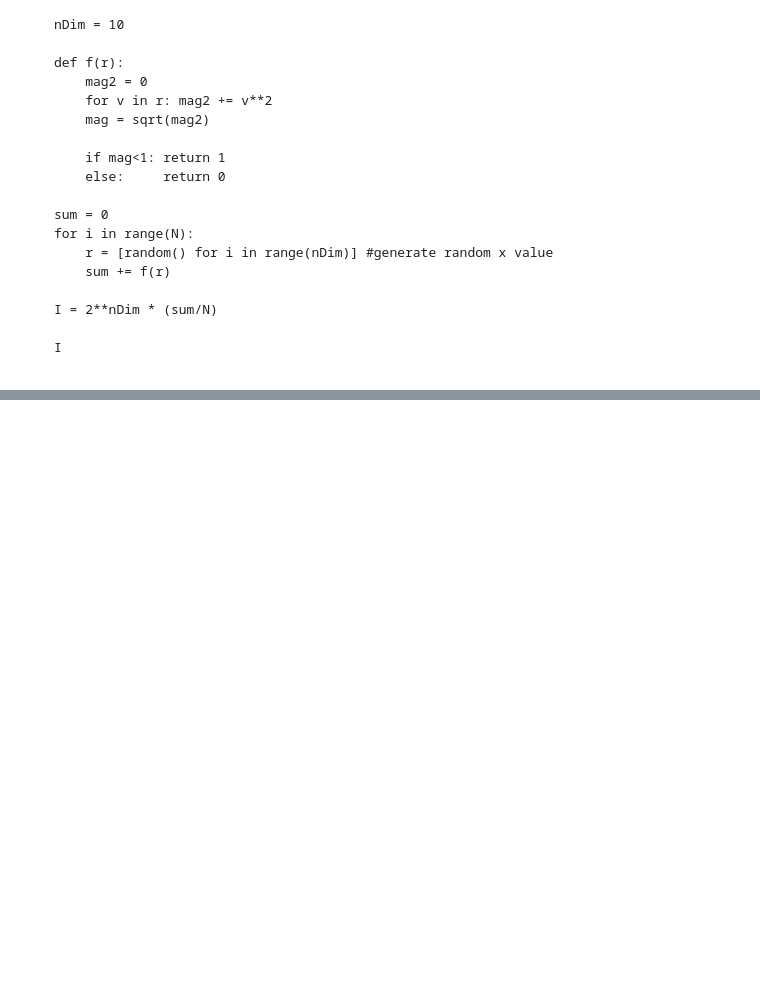
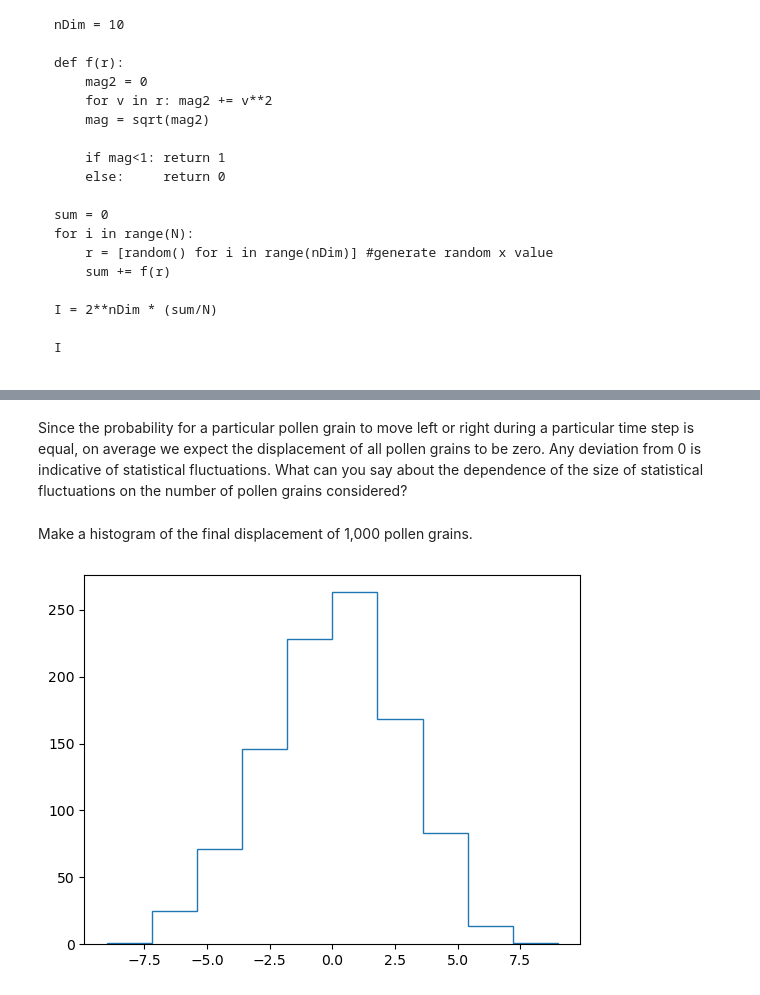
Before and after one commit to jstupak/ComputationalPhysics, a Jupyter notebook: LectureNotes/14_randomness.ipynb, the cells around one changed output, grey strips where cells are left out. Saved outputs shown, nothing was run; the diff lists cells and outputs as text; code cells hidden in the pictures; folded sections open; blank space fills up the shorter version.

```diff
--- a/LectureNotes/14_randomness.ipynb
+++ b/LectureNotes/14_randomness.ipynb
@@ -728,0 +569,15 @@ show()
+# %% [markdown]
+Since the probability for a particular pollen grain to move left or right during a particular time step is equal, on average we expect the displacement of all pollen grains to be zero.  Any deviation from 0 is indicative of statistical fluctuations.  What can you say about the dependence of the size of statistical fluctuations on the number of pollen grains considered?
+# %% [markdown]
+Make a histogram of the final displacement of 1,000 pollen grains.
+# %%
+nWalkers = 1000
+
+steps = randomWalk(nWalkers, nSteps)
+cumulativePos = getCumulativePos(steps)
+finalPositions = cumulativePos[:,-1]
+
+plt.figure()
+(n,binEdges,patches) = plt.hist(finalPositions, histtype='step')
+# %% [output]
+[figure, added]
```
Also changed, not shown: parts of 28 cells of this notebook.
